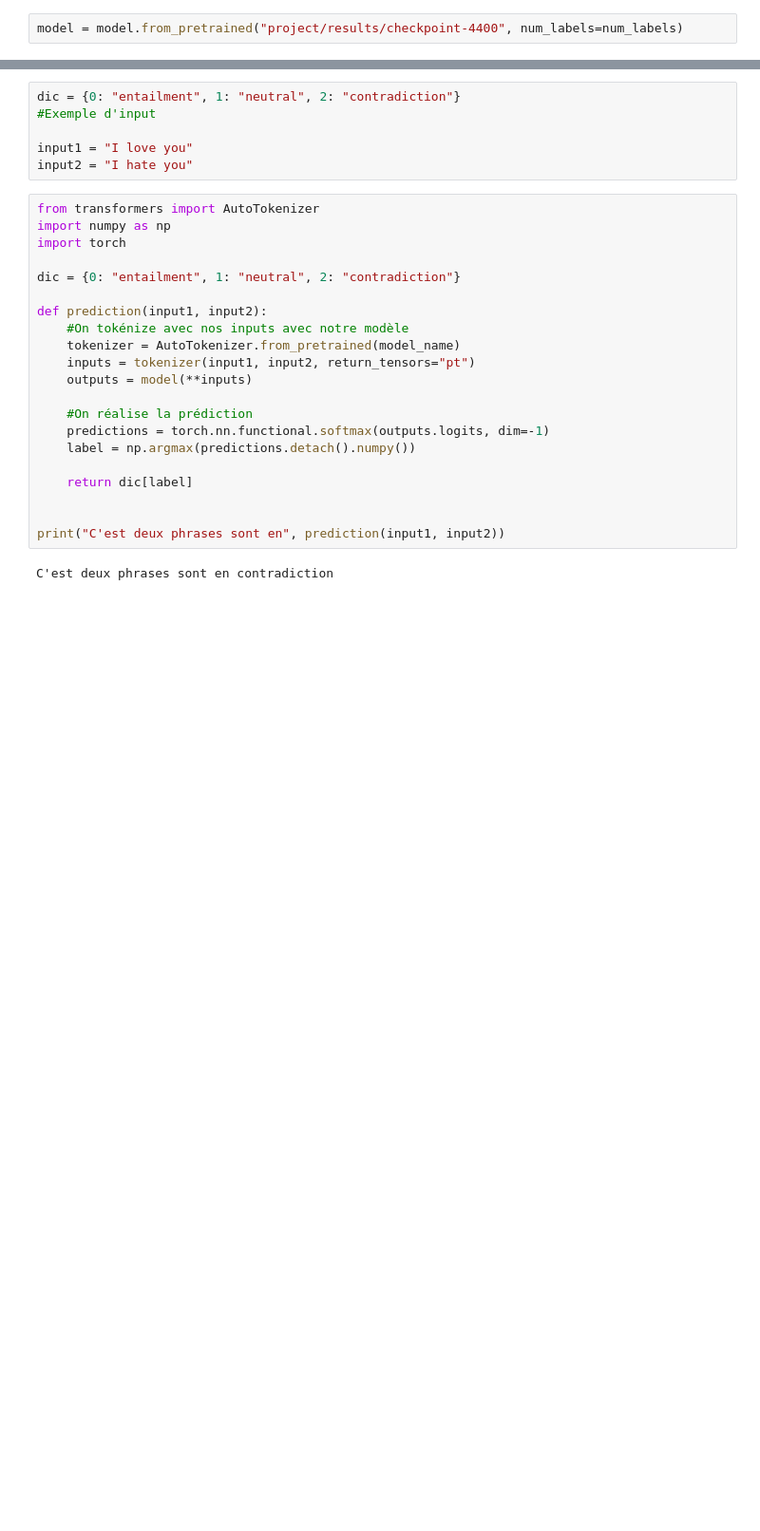
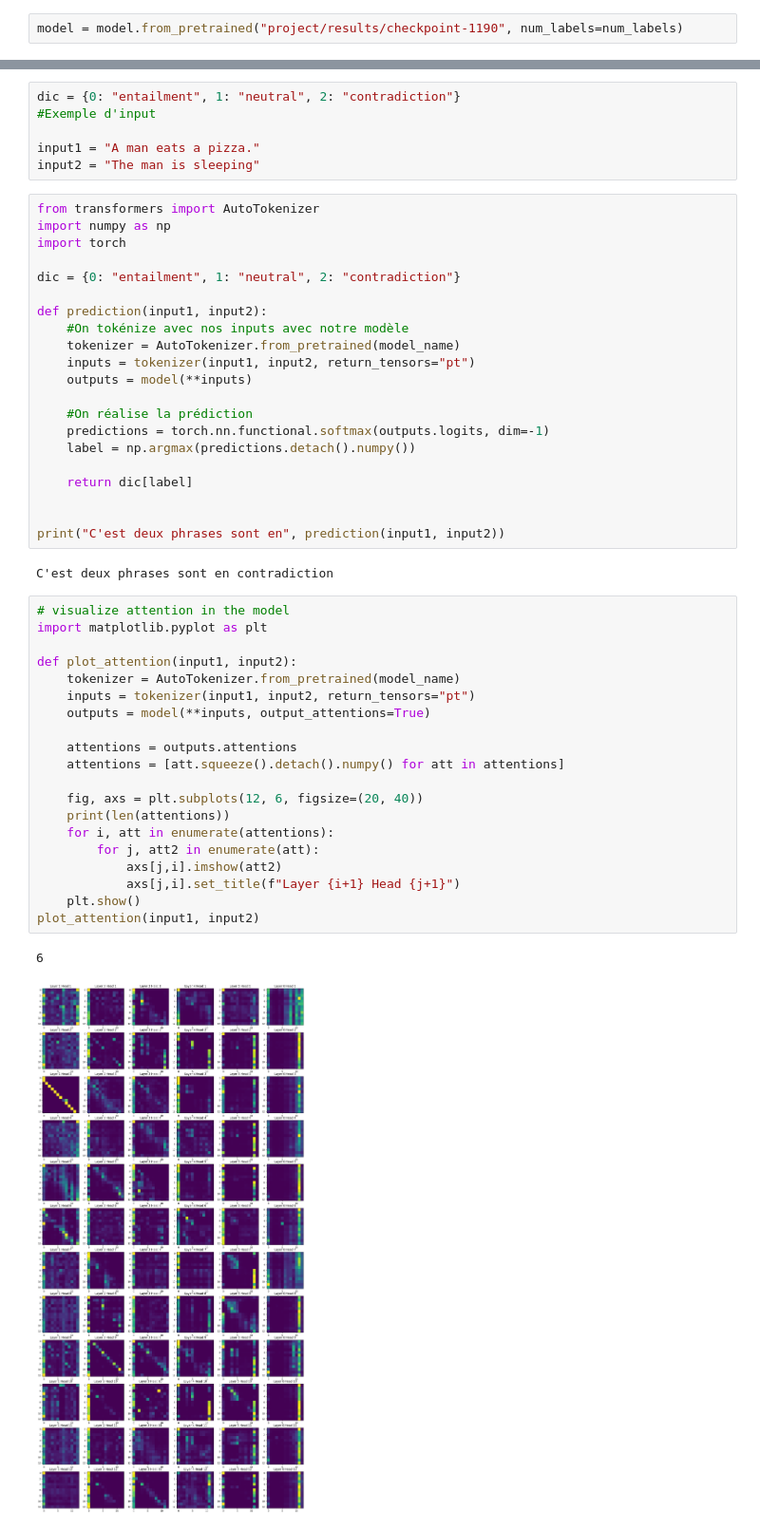
Before and after one commit to lucien92/NLI_project, a Jupyter notebook: play.ipynb, the cells around one changed output, grey strips where cells are left out. Shown: that part at 95% size. Saved outputs shown, nothing was run; the diff lists cells and outputs as text; blank space fills up the shorter version.

Commit message:
add visualisation

```diff
--- a/play.ipynb
+++ b/play.ipynb
@@ -17,15 +17,15 @@ You should probably TRAIN this model on a down-stream task to be able to use it
 # %% [markdown]
 ## On charge les poids
 # %%
-model = model.from_pretrained("project/results/checkpoint-4400", num_labels=num_labels)
+model = model.from_pretrained("project/results/checkpoint-1190", num_labels=num_labels)
 # %% [markdown]
 ## Essayons une prédiction sur deux phrases
 # %%
 dic = {0: "entailment", 1: "neutral", 2: "contradiction"}
 #Exemple d'input
 
-input1 = "I love you"
-input2 = "I hate you"
+input1 = "A man eats a pizza."
+input2 = "The man is sleeping"
 # %%
 from transformers import AutoTokenizer
 import numpy as np
@@ -49,3 +49,26 @@ def prediction(input1, input2):
 print("C'est deux phrases sont en", prediction(input1, input2))
 # %% [output]
 C'est deux phrases sont en contradiction
+# %%
+# visualize attention in the model
+import matplotlib.pyplot as plt
+
+def plot_attention(input1, input2):
+    tokenizer = AutoTokenizer.from_pretrained(model_name)
+    inputs = tokenizer(input1, input2, return_tensors="pt")
+    outputs = model(**inputs, output_attentions=True)
+
+    attentions = outputs.attentions
+    attentions = [att.squeeze().detach().numpy() for att in attentions]
+
+    fig, axs = plt.subplots(12, 6, figsize=(20, 40))
+    print(len(attentions))
+    for i, att in enumerate(attentions):
+        for j, att2 in enumerate(att):
+            axs[j,i].imshow(att2)
+            axs[j,i].set_title(f"Layer {i+1} Head {j+1}")
+    plt.show()
+plot_attention(input1, input2)
+# %% [output]
+6
+[figure, added]
```
